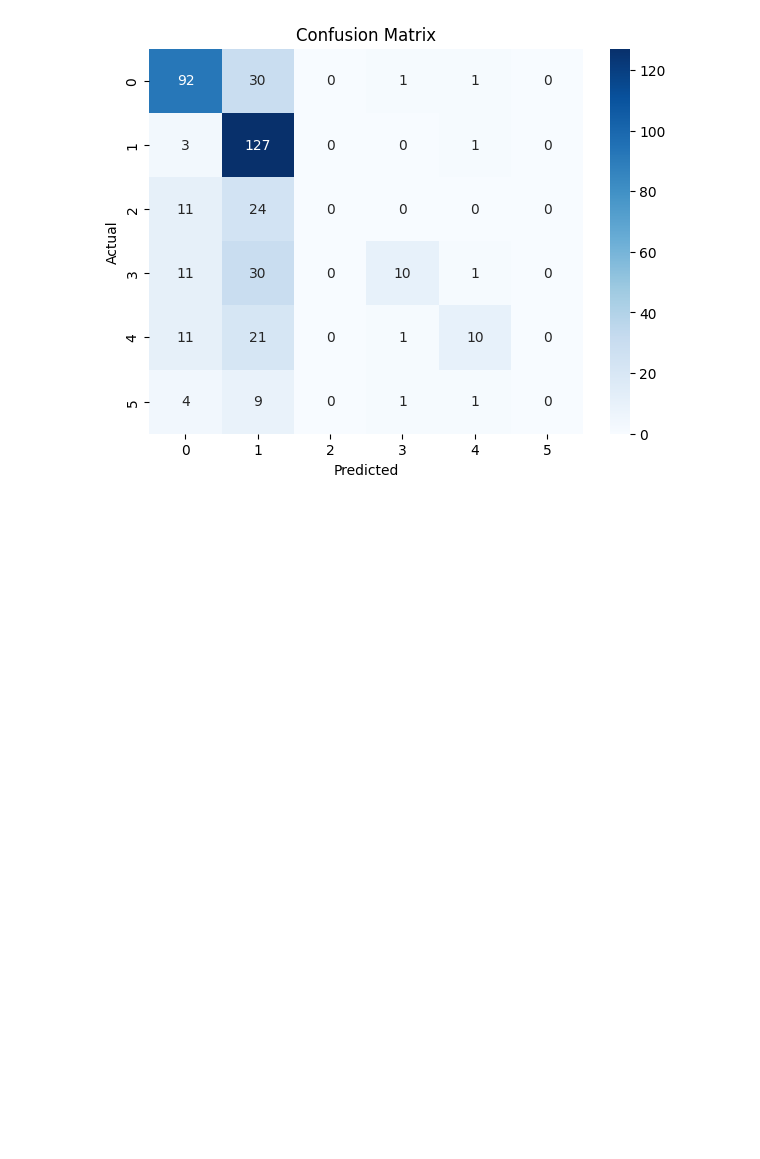
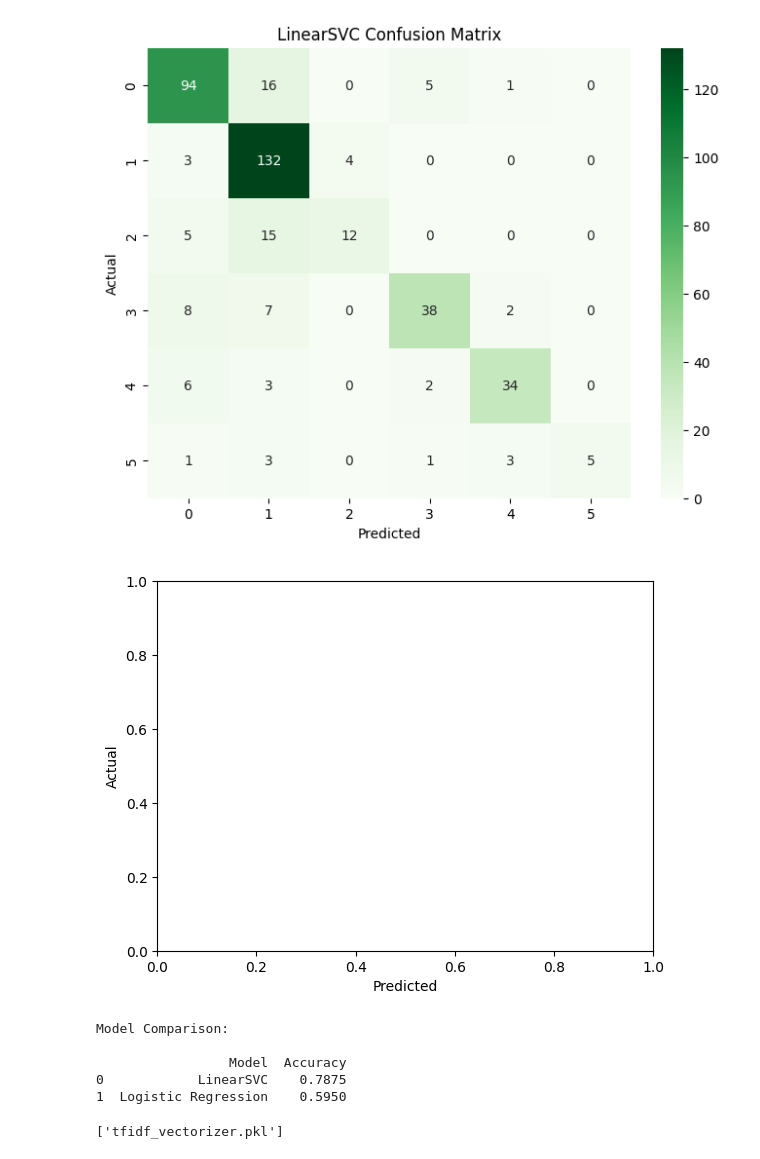
Before and after one commit to aditi-1312/emotional_intelligence, a Jupyter notebook: emotional_intellegence-1.ipynb, the cells around one changed output. Drawn from its saved outputs; the diff is of its cells as text; code cells hidden in the pictures; blank space fills up the shorter version.

```diff
--- a/emotional_intellegence-1.ipynb
+++ b/emotional_intellegence-1.ipynb
@@ -61,16 +60 @@ X_train, X_test, y_train, y_test = train_test_split(
 )
-# %%
-from sklearn.linear_model import LogisticRegression
-from sklearn.metrics import classification_report, accuracy_score, confusion_matrix
-
-# Step 1: Train Logistic Regression Model
-model = LogisticRegression(max_iter=1000)
-model.fit(X_train, y_train)
-
-# Step 2: Predict on test set
-y_pred = model.predict(X_test)
-
-# Step 3: Evaluate performance
-print("Accuracy:", accuracy_score(y_test, y_pred))
-print("\nClassification Report:\n", classification_report(y_test, y_pred))
-print("\nConfusion Matrix:\n", confusion_matrix(y_test, y_pred))
@@ -103,0 +61,8 @@ print(predict_sentiment(samples))
+# %%
+# Train LinearSVC
+svc_model = LinearSVC()
+svc_model.fit(X_train, y_train)
+svc_preds = svc_model.predict(X_test)
+svc_acc = accuracy_score(y_test, svc_preds)
+print("LinearSVC Accuracy:", svc_acc)
+print("\nLinearSVC Classification Report:\n", classification_report(y_test, svc_preds))
@@ -104,20 +109,40 @@ print(predict_sentiment(samples))
 # %%
-import matplotlib.pyplot as plt
-import seaborn as sns
-from sklearn.metrics import confusion_matrix
 
-# Compute confusion matrix
-cm = confusion_matrix(y_test, y_pred, labels=model.classes_)
-
-# Plot
-plt.figure(figsize=(7,5))
-sns.heatmap(cm, annot=True, fmt='d', cmap='Blues',
-            xticklabels=model.classes_,
-            yticklabels=model.classes_)
+labels_present = sorted(y_test.unique())
+cm = confusion_matrix(y_test, svc_preds, labels=labels_present)
+plt.figure(figsize=(8, 6))
+sns.heatmap(cm, annot=True, fmt='d', cmap='Greens',
+            xticklabels=labels_present,
+            yticklabels=labels_present)
+plt.title('LinearSVC Confusion Matrix')
+plt.xlabel('Predicted')
+plt.ylabel('Actual')
+plt.show()
 
 plt.xlabel('Predicted')
 plt.ylabel('Actual')
-plt.title('Confusion Matrix')
 plt.show()
 # %% [output]
-[figure, old version]
+[figure, new version]
+[figure, added]
+# %%
+
+comparison = pd.DataFrame({
+    'Model': ['LinearSVC', 'Logistic Regression'],
+    'Accuracy': [svc_acc, log_acc]
+})
+print("\nModel Comparison:\n")
+print(comparison)
+# %% [output]
+Model Comparison:
+
+                 Model  Accuracy
+0            LinearSVC    0.7875
+1  Logistic Regression    0.5950
+# %%
+
+joblib.dump(svc_model, 'emotion_model_linearSVC.pkl')
+joblib.dump(log_model, 'emotion_model_logistic.pkl')
+joblib.dump(vectorizer, 'tfidf_vectorizer.pkl')
+# %% [output]
+['tfidf_vectorizer.pkl']
```
Also changed, not shown: parts of 13 cells of this notebook.
